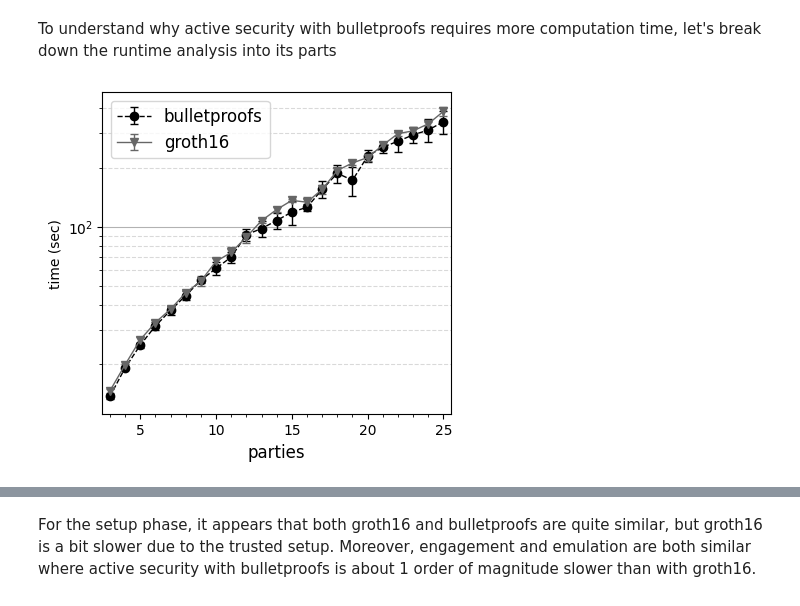
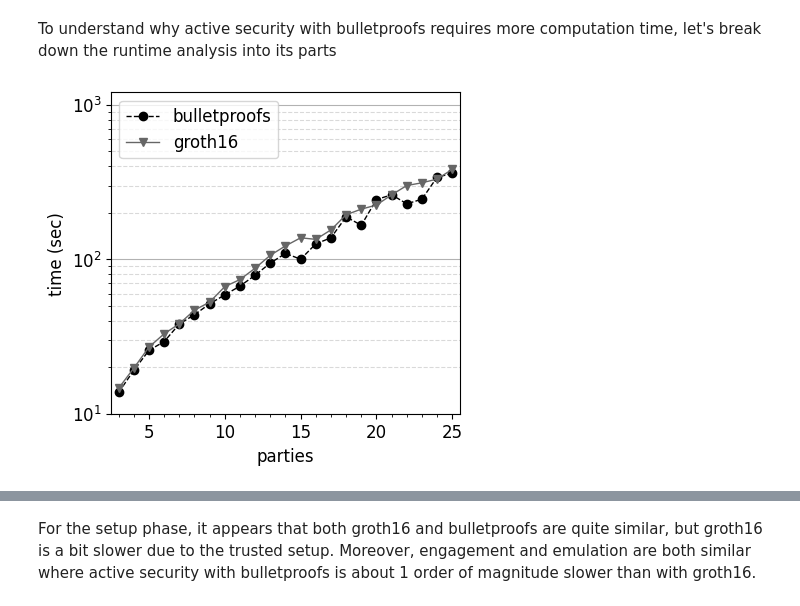
Before and after one commit to lorenzorota/activesecuritympc, a Jupyter notebook: notebooks/benchmark_analysis.ipynb, the cells around one changed output, grey strips where cells are left out. Cells and saved outputs as stored; diff of their text form; code cells hidden in the pictures.

```diff
--- a/notebooks/benchmark_analysis.ipynb
+++ b/notebooks/benchmark_analysis.ipynb
@@ -29,6 +29,8 @@ for i in range(3, 26):
     file = f"benchmarks/sum_active_groth16_{i}_parties.csv"
     groth16_readings.append(pd.read_csv(file))
 groth16_readings = pd.concat(groth16_readings)
+# Group by 'parties' and 'ensemble' and set 'total_crs_generation_time' to the value of id==0 for each group
+groth16_readings['total_crs_generation_time'] = groth16_readings.groupby(['parties', 'ensemble'])['total_crs_generation_time'].transform(lambda x: x.iloc[0])
 groth16_readings['total_communication_cost'] = groth16_readings['total_bytes_sent'] + groth16_readings['total_bytes_recv']
 groth16_readings['total_verification_time_per_party'] = groth16_readings['total_verification_time'] / groth16_readings['parties']
 groth16_readings = groth16_readings.drop(columns=['total_bytes_sent', 'total_bytes_recv'])
@@ -46,27 +67,21 @@ parties = range(3,26)
 # %%
-def produce_plot(fig, ax, data, metric_dict, name, metric='runtime', id=0, semilog=False, marker='o', linestyle='-', color='0', loc='upper left'):
-    # Calculate mean, median and stdiv for each id over ensemble
-    grouped_data = data.groupby(['parties', 'id'])
-    mean_data = grouped_data.mean()
-    median_data = grouped_data.median()
-    std_data = grouped_data.std()
+def produce_plot(fig, ax, data, metric_dict, name, metric='total_runtime', std=True, median_column='total_runtime', id=0, semilog=False, marker='o', linestyle='-', color='0', loc='upper left'):
+    median_data, std_data = get_all_measurements_alongside_median(data, median_column)
 
-    # Drop ensemble column
-    mean_data = mean_data.drop(columns='ensemble')
-    median_data = median_data.drop(columns='ensemble')
-    std_data = std_data.drop(columns='ensemble')
-
-    # Get data specifically for party 0
-    median_data_0 = median_data[median_data.index.get_level_values('id') == id]
-    mean_data_0 = mean_data[mean_data.index.get_level_values('id') == id]
-    std_data_0 = std_data[std_data.index.get_level_values('id') == id]
+    # Get data specifically for selected party
+    data_party = median_data[median_data['id'] == id]
+    std_data_party = std_data[std_data.index.get_level_values('id') == id]
 
     # Produce plot for a given metric
-    parties = median_data_0.index.get_level_values('parties')
-    data = median_data_0[metric]
-    std_dev = std_data_0[metric]
+    parties = data_party['parties']
+    specific_data = data_party[metric]
+    std_dev = std_data_party[metric]
 
-    ax.errorbar(parties, data, yerr=std_dev, marker=marker, linestyle=linestyle, linewidth=1, capsize=3, markersize=6, color=color, label=name)
+    if std:
+        ax.errorbar(parties, specific_data, yerr=std_dev, marker=marker, linestyle=linestyle, linewidth=1, capsize=3, markersize=6, color=color, label=name)
+    else:
+        ax.plot(parties, specific_data, marker=marker, linestyle=linestyle, linewidth=1, markersize=6, color=color, label=name)
+
     ax.minorticks_on()
     if semilog:
         ax.set_yscale('log')  # Set y-axis to logarithmic scale
@@ -77,13 +92,13 @@ def produce_plot(fig, ax, data, metric_dict, name, metric='runtime', id=0, semil
     ax.xaxis.set_major_locator(AutoLocator())
     ax.set_xlim(3-0.5, max(parties)+0.5)
     ax.set_xlabel('parties', fontsize=12)
-    ax.set_ylabel(metric_dict[metric], fontsize=10)
+    ax.set_ylabel(metric_dict[metric], fontsize=12)
     if name:
         ax.legend(loc=loc, fontsize=12)
-    ax.tick_params(axis='both', which='major', labelsize=10)
+    ax.tick_params(axis='both', which='major', labelsize=12)
 
 
-    return fig, ax, data
+    return fig, ax, specific_data
 # %%
 names = {
     "total_zkp_constraints": "constraints",
@@ -152,9 +167,10 @@ To understand why active security with bulletproofs requires more computation ti
 # %%
 # Setup time
 fig, ax = plt.subplots(figsize=(6.75*2/3, 2.0858647120308955*2), facecolor="white")
 plt.style.use('grayscale')
-fig, ax, _ = produce_plot(fig, ax, bulletproofs_readings, names, "bulletproofs", "setup_time", marker='o', linestyle='--', color='0')
-fig, ax, _ = produce_plot(fig, ax, groth16_readings, names, "groth16", "setup_time", marker='v', linestyle='-', color='0.4', semilog=True)
+fig, ax, _ = produce_plot(fig, ax, bulletproofs_readings, names, "bulletproofs", "setup_time", median_column="total_runtime", std=False, marker='o', linestyle='--', color='0')
+fig, ax, _ = produce_plot(fig, ax, groth16_readings, names, "groth16", "setup_time", median_column="total_runtime", std=False, marker='v', linestyle='-', color='0.4', semilog=True)
+plt.ylim(10, 1200)
 fig.savefig('figures/active_setup_time.pdf')
 # %% [output]
-[figure, old version]
+[figure, new version]
```
Also changed, not shown: parts of 26 cells of this notebook, 6 other files.
